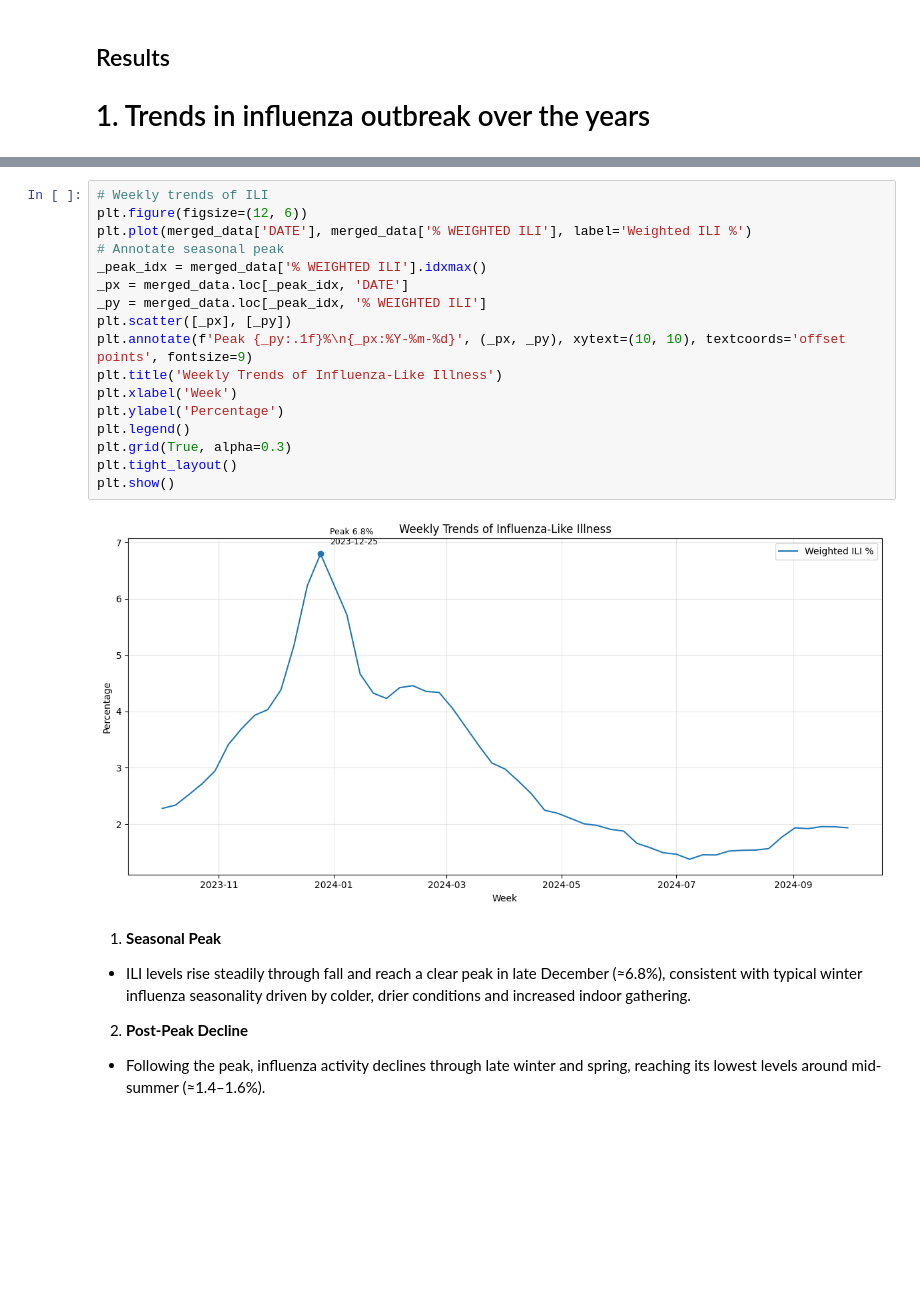
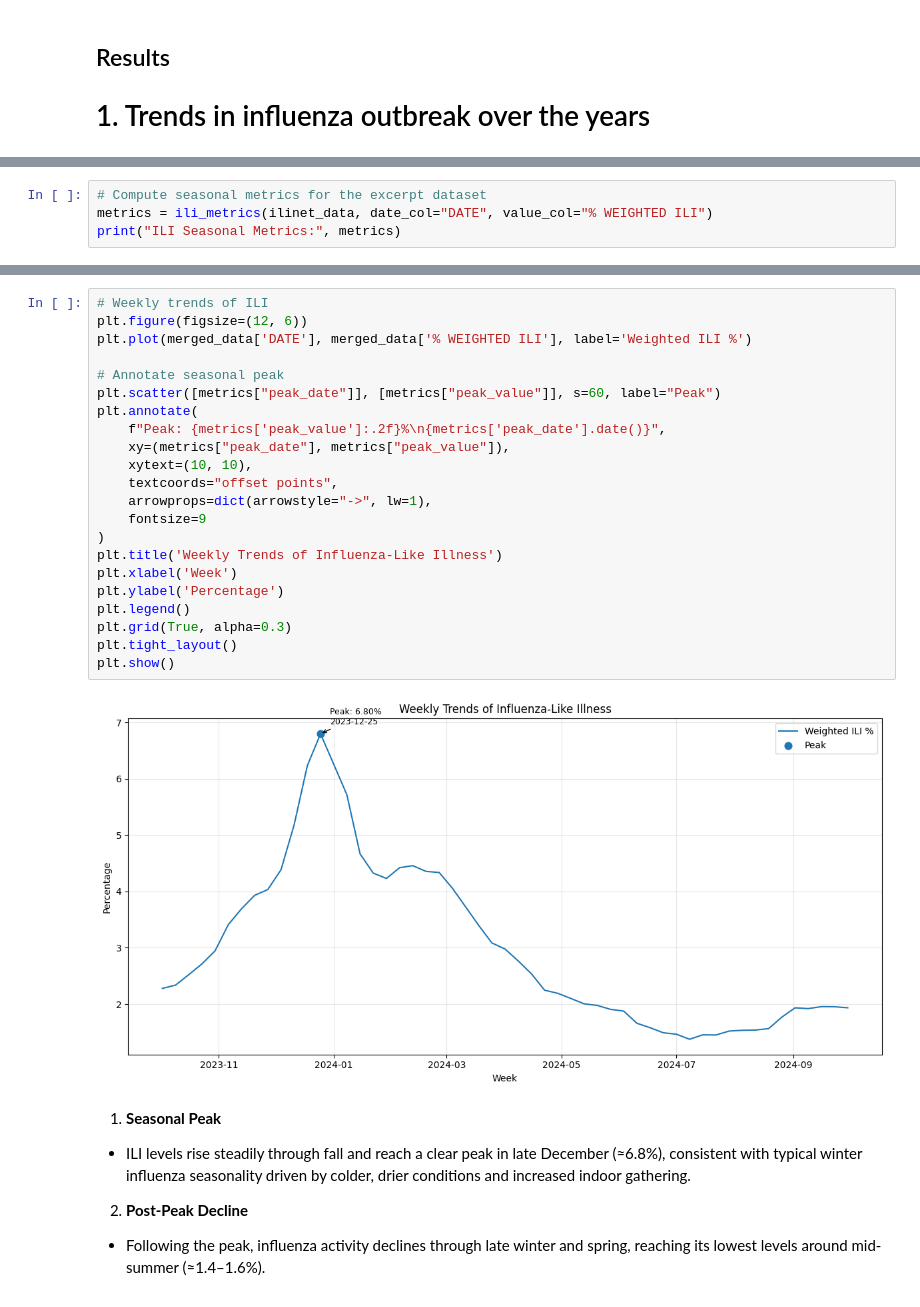
Before and after one commit to zeyinf/full_Influenza_Trends_project, a Jupyter notebook: Analyzing_Influenza_Trends_revised_final_version.ipynb, the cells around one changed output, grey strips where cells are left out. Drawn from its saved outputs; the diff is of its cells as text; blank space fills up the shorter version.

Commit message:
Add one new function and the Excerpt part

```diff
--- a/Analyzing_Influenza_Trends_revised_final_version.ipynb
+++ b/Analyzing_Influenza_Trends_revised_final_version.ipynb
@@ -185,0 +231,4 @@ merged_data.head()
+# %%
+# Compute seasonal metrics for the excerpt dataset
+metrics = ili_metrics(ilinet_data, date_col="DATE", value_col="% WEIGHTED ILI")
+print("ILI Seasonal Metrics:", metrics)
@@ -186,22 +237,27 @@ merged_data.head()
 # %%
 # Weekly trends of ILI
 plt.figure(figsize=(12, 6))
 plt.plot(merged_data['DATE'], merged_data['% WEIGHTED ILI'], label='Weighted ILI %')
+
 # Annotate seasonal peak
-_peak_idx = merged_data['% WEIGHTED ILI'].idxmax()
-_px = merged_data.loc[_peak_idx, 'DATE']
-_py = merged_data.loc[_peak_idx, '% WEIGHTED ILI']
-plt.scatter([_px], [_py])
-plt.annotate(f'Peak {_py:.1f}%\n{_px:%Y-%m-%d}', (_px, _py), xytext=(10, 10), textcoords='offset points', fontsize=9)
+plt.scatter([metrics["peak_date"]], [metrics["peak_value"]], s=60, label="Peak")
+plt.annotate(
+    f"Peak: {metrics['peak_value']:.2f}%\n{metrics['peak_date'].date()}",
+    xy=(metrics["peak_date"], metrics["peak_value"]),
+    xytext=(10, 10),
+    textcoords="offset points",
+    arrowprops=dict(arrowstyle="->", lw=1),
+    fontsize=9
+)
 plt.title('Weekly Trends of Influenza-Like Illness')
 plt.xlabel('Week')
 plt.ylabel('Percentage')
 plt.legend()
 plt.grid(True, alpha=0.3)
 plt.tight_layout()
 plt.show()
 # %% [output]
-[figure, old version]
+[figure, new version]
 # %% [markdown]
 1. **Seasonal Peak**
 - ILI levels rise steadily through fall and reach a clear peak in late December (≈6.8%), consistent with typical winter influenza seasonality driven by colder, drier conditions and increased indoor gathering.
```
Also changed, not shown: parts of 3 cells of this notebook, 1 other file.
